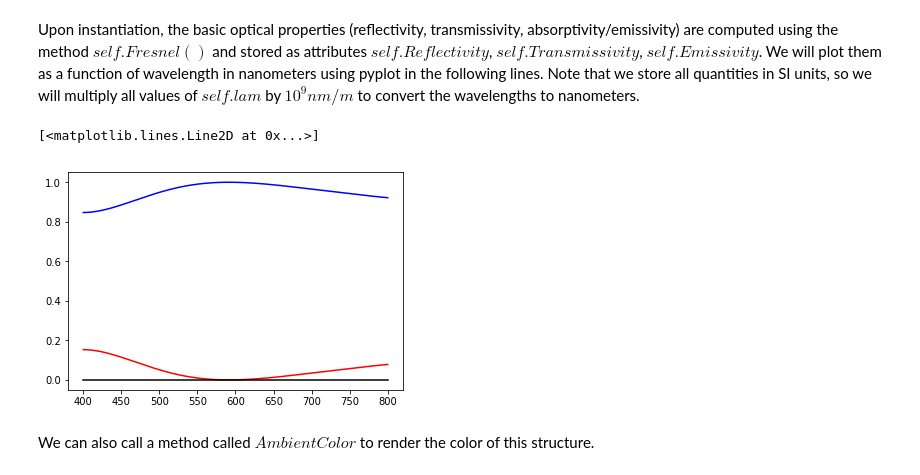
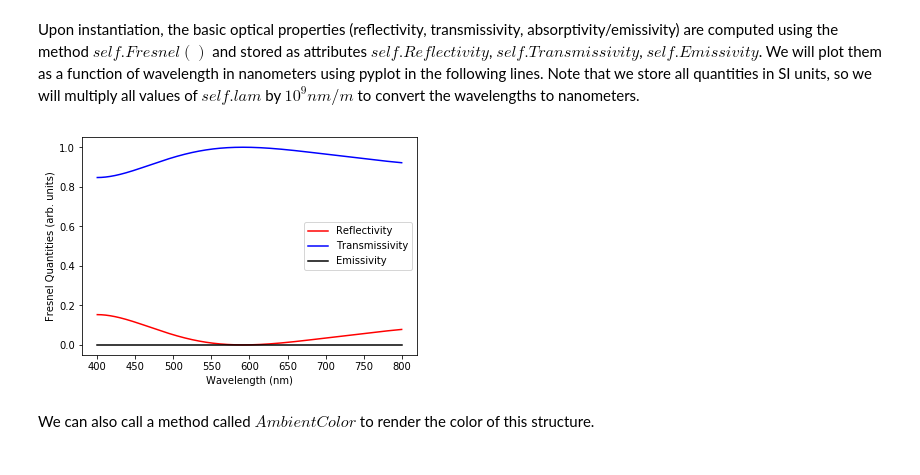
Before and after one commit to FoleyLab/wptherml_v1.0.0, a Jupyter notebook: example/Example1.ipynb, the cells around one changed output. Saved outputs shown, nothing was run; the diff lists cells and outputs as text; code cells hidden in the pictures.

```diff
--- a/example/Example1.ipynb
+++ b/example/Example1.ipynb
@@ -32,14 +32,17 @@ Upon instantiation, the basic optical properties (reflectivity, transmissivity,
 of wavelength in nanometers using pyplot in the following lines.  Note that we store all quantities in SI units, so we will multiply all values of $self.lam$ by $10^9 nm/m$ to convert the wavelengths to nanometers.
 # %%
 ### Plot reflectivity with a red line
-plt.plot(glass_slab.lambda_array*1e9, glass_slab.reflectivity_array, 'red')
+plt.plot(glass_slab.lambda_array*1e9, glass_slab.reflectivity_array, 'red', label='Reflectivity')
 ### Plot transmissivity with a blue line
-plt.plot(glass_slab.lambda_array*1e9, glass_slab.transmissivity_array, 'blue')
+plt.plot(glass_slab.lambda_array*1e9, glass_slab.transmissivity_array, 'blue', label='Transmissivity')
 ### Plot absorptivity/emissivity with a black line
-plt.plot(glass_slab.lambda_array*1e9, glass_slab.emissivity_array, 'black')
+plt.plot(glass_slab.lambda_array*1e9, glass_slab.emissivity_array, 'black', label='Emissivity')
+plt.xlabel("Wavelength (nm)")
+plt.ylabel("Fresnel Quantities (arb. units)")
+plt.legend()
+plt.show()
 # %% [output]
-[<matplotlib.lines.Line2D at 0x...>]
-[figure, old version]
+[figure, new version]
 # %% [markdown]
 We can also call a method called $AmbientColor$ to render the color of this structure.
 # %%
```
Also changed, not shown: 1 other file.
